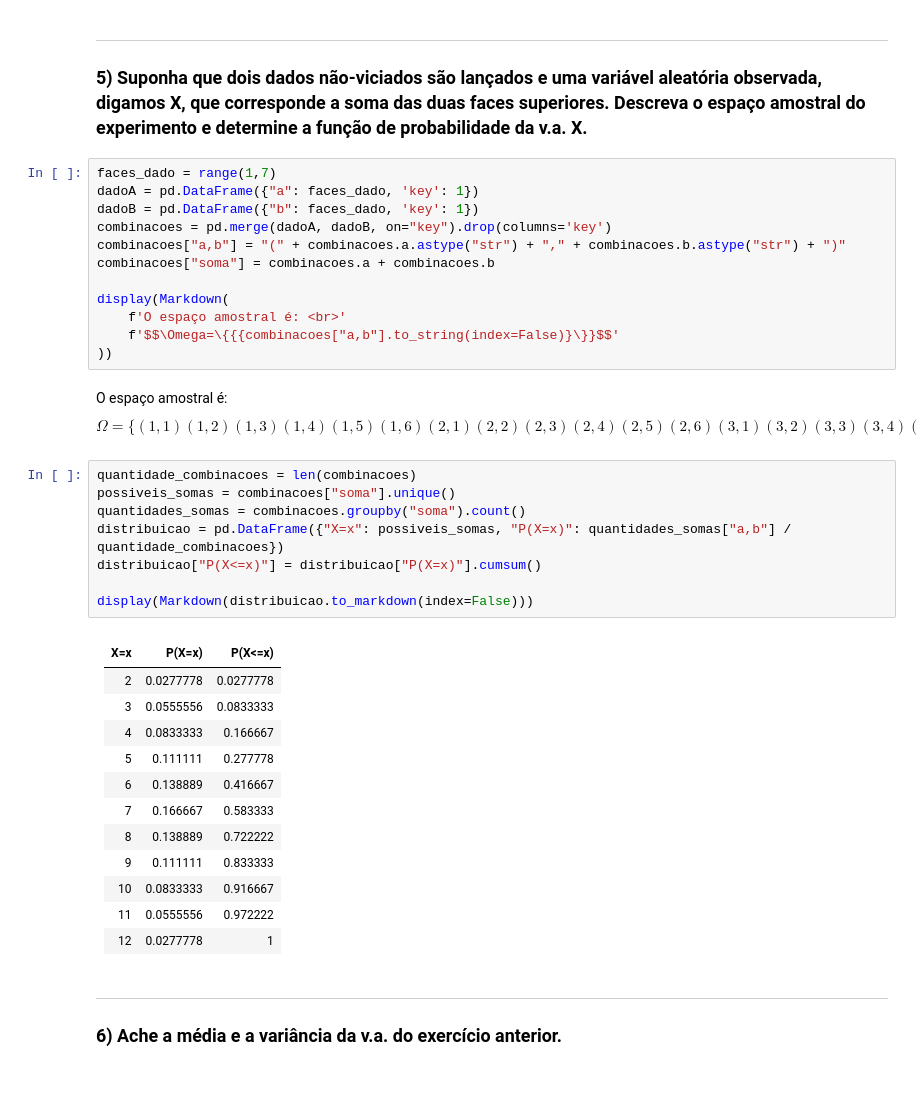
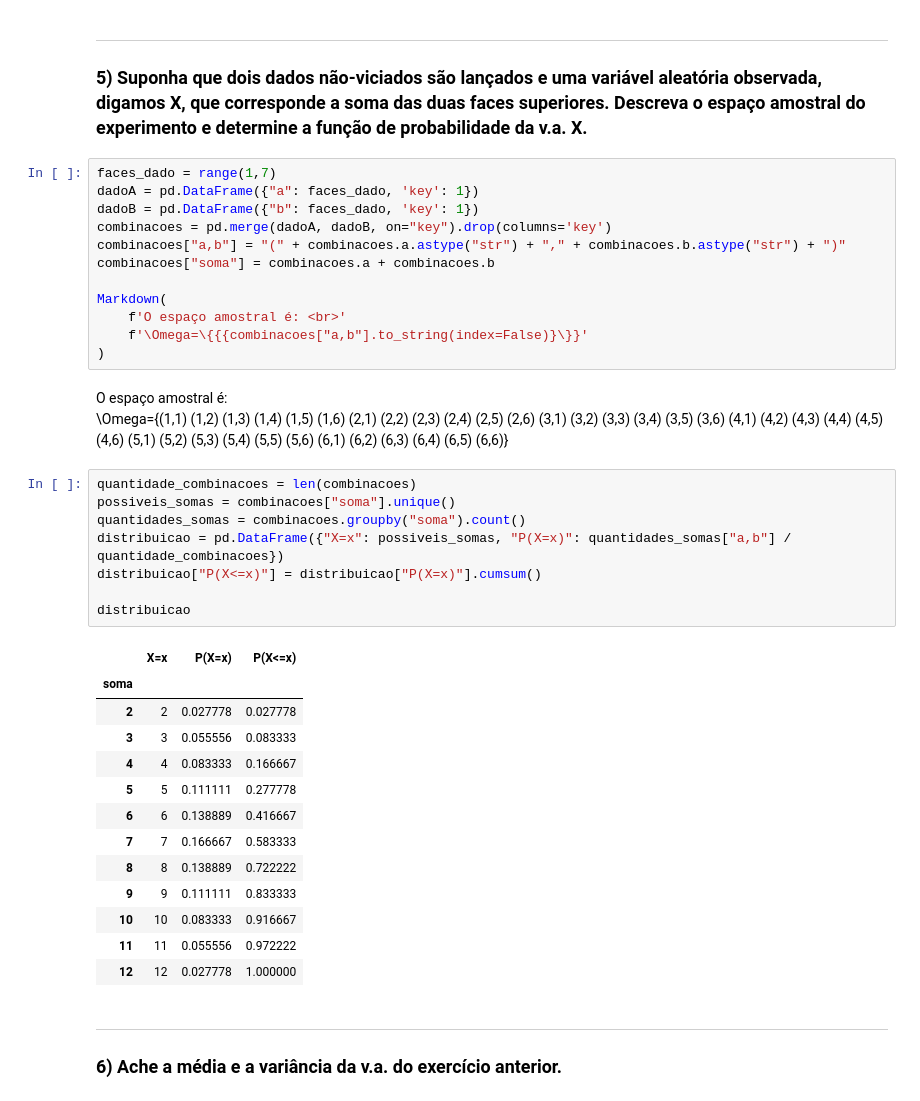
Before and after one commit to gui-lisboa/ControleEstatisticoDeQualidadeUFPR, a Jupyter notebook: _sources/atividade2.ipynb, the cells around one changed output. Cells and saved outputs as stored; diff of their text form.

```diff
--- a/_sources/atividade2.ipynb
+++ b/_sources/atividade2.ipynb
@@ -107,12 +105,12 @@ combinacoes = pd.merge(dadoA, dadoB, on="key").drop(columns='key')
 combinacoes["a,b"] = "(" + combinacoes.a.astype("str") + "," + combinacoes.b.astype("str") + ")"
 combinacoes["soma"] = combinacoes.a + combinacoes.b
 
-display(Markdown(
+Markdown(
     f'O espaço amostral é: <br>'
-    f'$$\Omega=\{{{combinacoes["a,b"].to_string(index=False)}\}}$$'
-))
+    f'\Omega=\{{{combinacoes["a,b"].to_string(index=False)}\}}'
+)
 # %% [output]
-O espaço amostral é: <br>$$\Omega=\{(1,1)
+O espaço amostral é: <br>\Omega=\{(1,1)
 (1,2)
 (1,3)
 (1,4)
@@ -147,29 +145,29 @@ O espaço amostral é: <br>$$\Omega=\{(1,1)
 (6,3)
 (6,4)
 (6,5)
-(6,6)\}$$
+(6,6)\}
 # %%
 quantidade_combinacoes = len(combinacoes)
 possiveis_somas = combinacoes["soma"].unique()
 quantidades_somas = combinacoes.groupby("soma").count()
 distribuicao = pd.DataFrame({"X=x": possiveis_somas, "P(X=x)": quantidades_somas["a,b"] / quantidade_combinacoes})
 distribuicao["P(X<=x)"] = distribuicao["P(X=x)"].cumsum()
 
-display(Markdown(distribuicao.to_markdown(index=False)))
+distribuicao
 # %% [output]
-|   X=x |    P(X=x) |   P(X<=x) |
-|------:|----------:|----------:|
-|     2 | 0.0277778 | 0.0277778 |
-|     3 | 0.0555556 | 0.0833333 |
-|     4 | 0.0833333 | 0.166667  |
-|     5 | 0.111111  | 0.277778  |
-|     6 | 0.138889  | 0.416667  |
-|     7 | 0.166667  | 0.583333  |
-|     8 | 0.138889  | 0.722222  |
-|     9 | 0.111111  | 0.833333  |
-|    10 | 0.0833333 | 0.916667  |
-|    11 | 0.0555556 | 0.972222  |
-|    12 | 0.0277778 | 1         |
+|  | X=x | P(X=x) | P(X<=x) |
+| soma |  |  |  |
+| 2 | 2 | 0.027778 | 0.027778 |
+| 3 | 3 | 0.055556 | 0.083333 |
+| 4 | 4 | 0.083333 | 0.166667 |
+| 5 | 5 | 0.111111 | 0.277778 |
+| 6 | 6 | 0.138889 | 0.416667 |
+| 7 | 7 | 0.166667 | 0.583333 |
+| 8 | 8 | 0.138889 | 0.722222 |
+| 9 | 9 | 0.111111 | 0.833333 |
+| 10 | 10 | 0.083333 | 0.916667 |
+| 11 | 11 | 0.055556 | 0.972222 |
+| 12 | 12 | 0.027778 | 1.000000 |
 # %% [markdown]
 ---
 ### 6) Ache a média e a variância da v.a. do exercício anterior.
```
Also changed, not shown: parts of 21 cells of this notebook, 10 other files.
